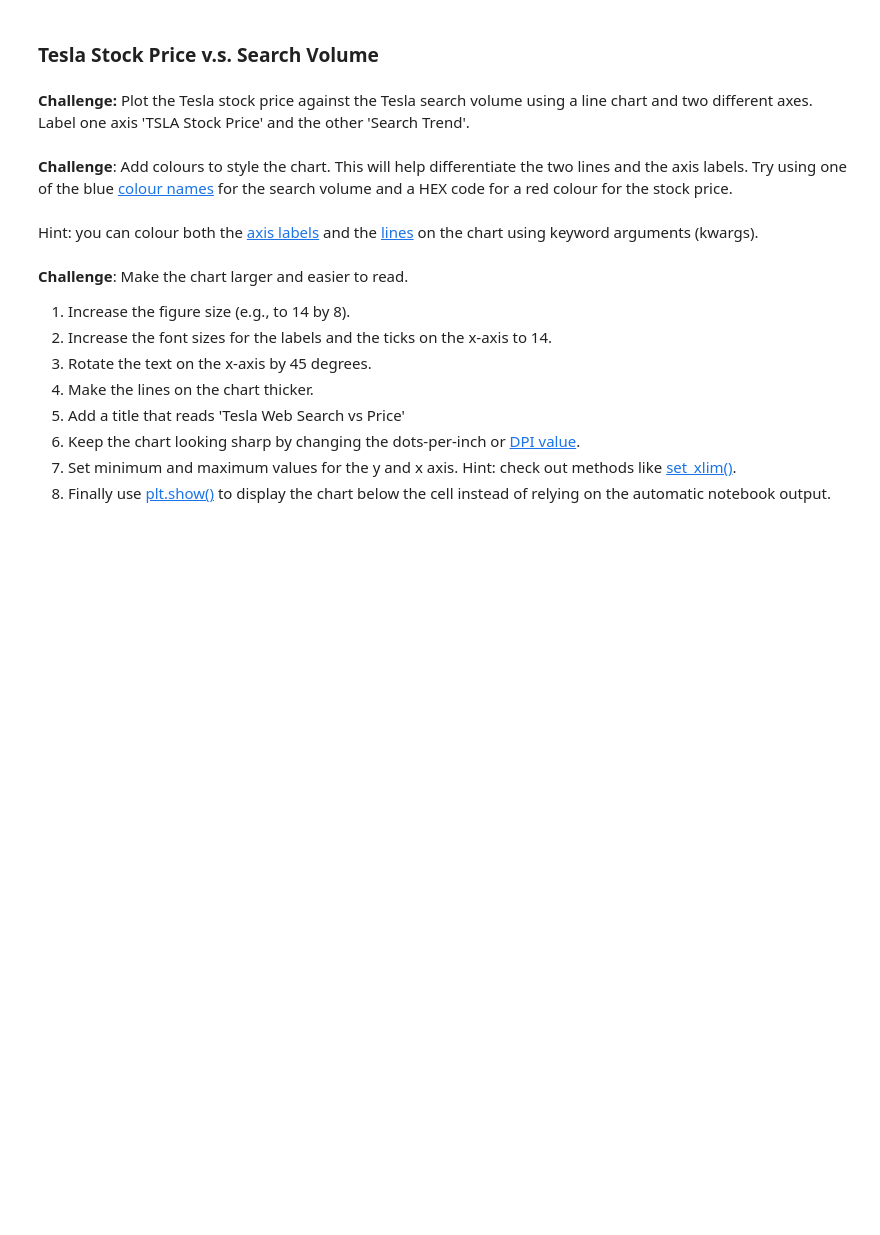
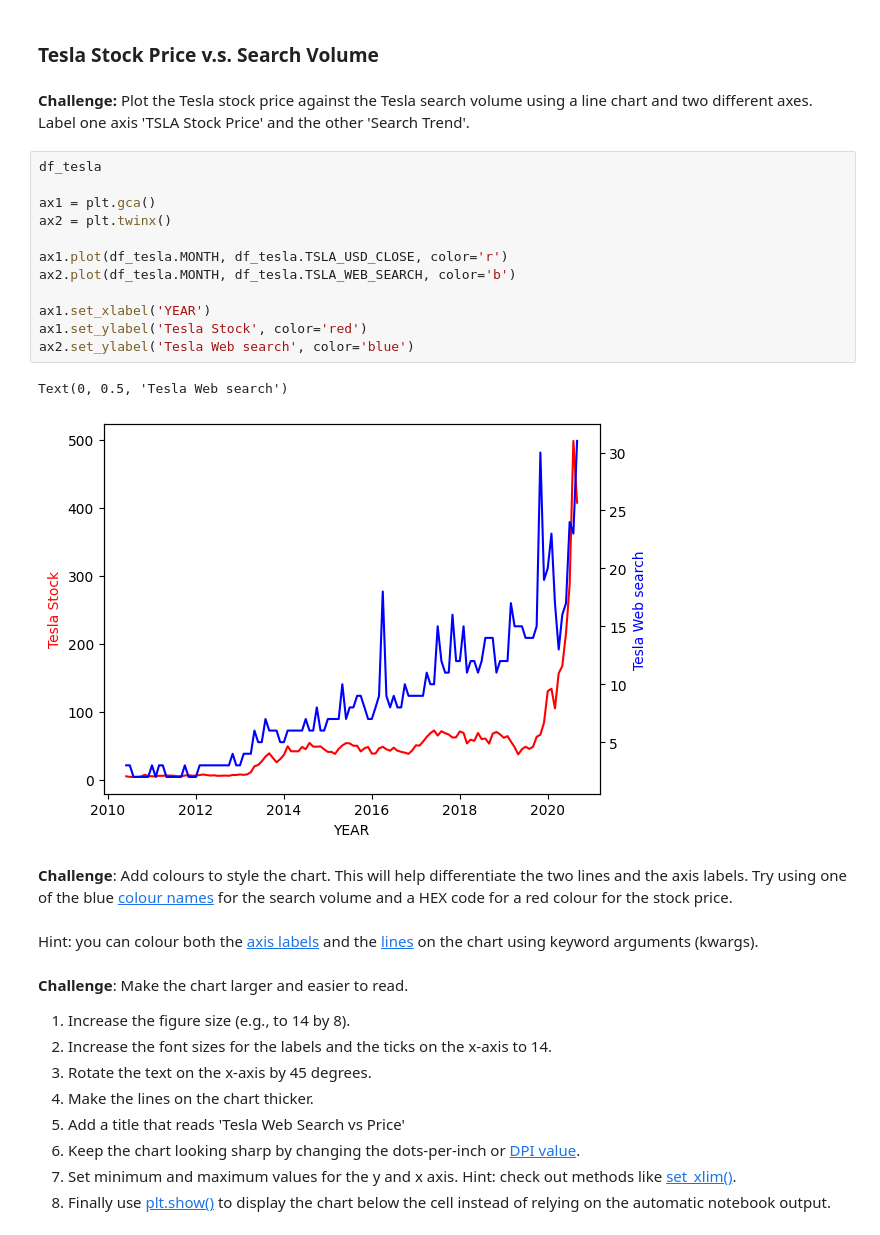
Before and after one commit to CodeCraftKiran/day-75-Google-Trends-Data, a Jupyter notebook: Google_Trends_and_Data_Visualisation_(start).ipynb, the cells around one changed output. Drawn from its saved outputs; the diff is of its cells as text; blank space fills up the shorter version.

```diff
--- a/Google_Trends_and_Data_Visualisation_(start).ipynb
+++ b/Google_Trends_and_Data_Visualisation_(start).ipynb
@@ -229,6 +245,21 @@ df_btc_price
 ### Tesla Stock Price v.s. Search Volume
 # %% [markdown]
 **Challenge:** Plot the Tesla stock price against the Tesla search volume using a line chart and two different axes. Label one axis 'TSLA Stock Price' and the other 'Search Trend'.
+# %%
+df_tesla
+
+ax1 = plt.gca()
+ax2 = plt.twinx()
+
+ax1.plot(df_tesla.MONTH, df_tesla.TSLA_USD_CLOSE, color='r')
+ax2.plot(df_tesla.MONTH, df_tesla.TSLA_WEB_SEARCH, color='b')
+
+ax1.set_xlabel('YEAR')
+ax1.set_ylabel('Tesla Stock', color='red')
+ax2.set_ylabel('Tesla Web search', color='blue')
+# %% [output]
+Text(0, 0.5, 'Tesla Web search')
+[figure, added]
 # %% [markdown]
 **Challenge**: Add colours to style the chart. This will help differentiate the two lines and the axis labels. Try using one of the blue [colour names](https://matplotlib.org/3.1.1/gallery/color/named_colors.html) for the search volume and a HEX code for a red colour for the stock price.
 <br>
```
Also changed, not shown: parts of 4 cells of this notebook.
